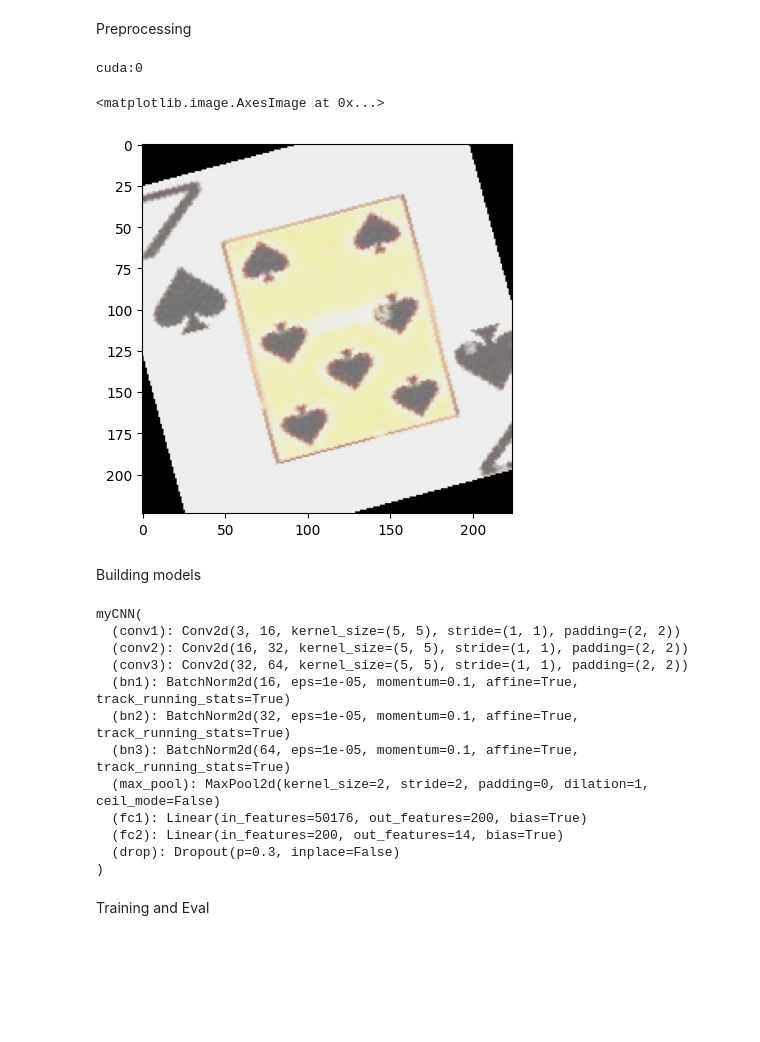
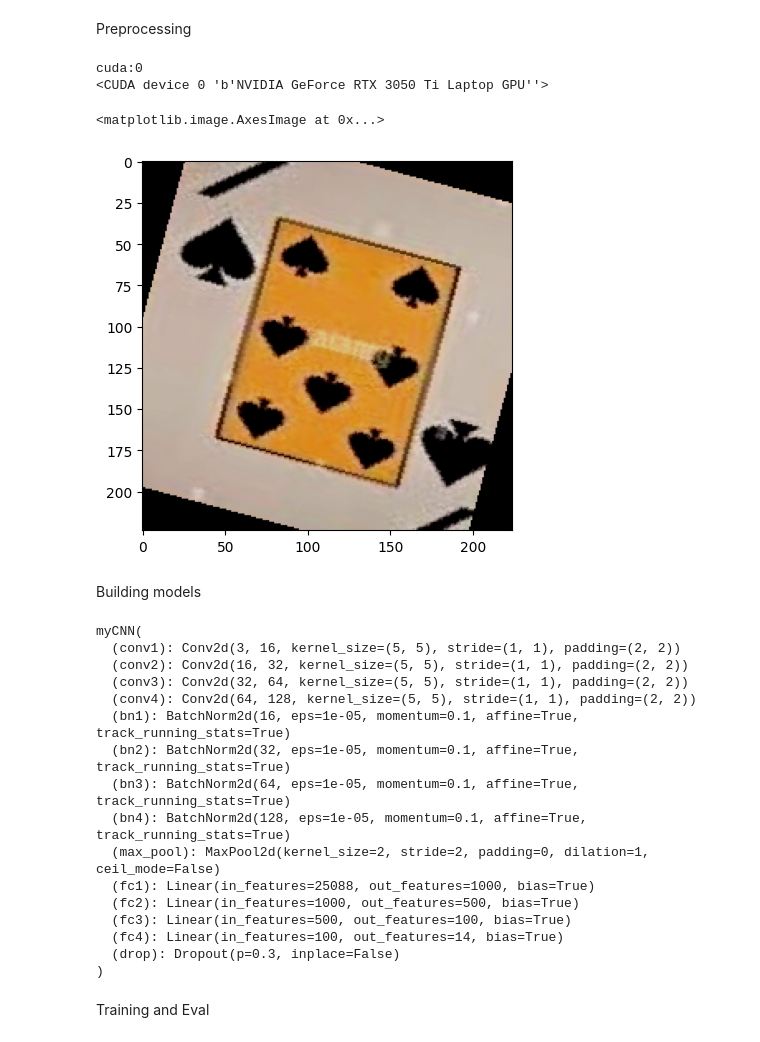
Before and after one commit to francomano/Cards_Classification_Kaggle, a Jupyter notebook: stuff.ipynb, the cells around one changed output. Cells and saved outputs as stored; diff of their text form; code cells hidden in the pictures; blank space fills up the shorter version.

Commit message:
bugs fixed, added metrics and plots. Model from scratch reachs 80% accuracy

```diff
--- a/stuff.ipynb
+++ b/stuff.ipynb
@@ -56,7 +58,7 @@ class RotationTransform(nn.ModuleList):
 rotation_transform = RotationTransform(angles=[-30, -15, 0, 15, 30])
 
 transforms=T.RandomApply(torch.nn.ModuleList([      #augmentation module
-T.ColorJitter(brightness=0.8,contrast=0.8),rotation_transform ]), p=0.3)
+T.ColorJitter(brightness=0.4,contrast=0.4,saturation=0.4),rotation_transform ]), p=0.3)
 
 
 class CustomDataset(Dataset):
@@ -102,35 +104,43 @@ class CustomDataset(Dataset):
         #lbl = row['labels']
         #lbl = self.lbl_to_int[lbl]
 
         lbl = row['card type']
         lbl = self.crt_to_int[lbl]
 
         return img, lbl
 
     def inverse(self, x, y):
         return (
             TF.to_pil_image(x),
             self.to_crt[y]
         )
 
 
 train_set = CustomDataset(df, 'archive', 'train')
 validation_set = CustomDataset(df, 'archive', 'valid')
 test_set = CustomDataset(df, 'archive', 'test' )
 
-BATCH_SIZE = 64
+BATCH_SIZE = 16
 
 train_loader = torch.utils.data.DataLoader(train_set, batch_size=BATCH_SIZE, shuffle=True)
 validation_loader = torch.utils.data.DataLoader(validation_set, batch_size=BATCH_SIZE, shuffle=False)
 test_loader = torch.utils.data.DataLoader(test_set, batch_size=BATCH_SIZE, shuffle=False)
+
+##########GPU USAGE#######################################################
+
 DEVICE = torch.device("cuda:0" if torch.cuda.is_available() else "cpu")
 print(DEVICE)
+device = cuda.get_current_device()
+print(device)
+
+
 
 plt.imshow(TF.to_pil_image(train_set[5300][0]))
 # %% [output]
 cuda:0
+<CUDA device 0 'b'NVIDIA GeForce RTX 3050 Ti Laptop GPU''>
 <matplotlib.image.AxesImage at 0x...>
-[figure, old version]
+[figure, new version]
 # %% [markdown]
 Building models
 # %%
@@ -139,13 +149,17 @@ class myCNN(nn.Module):
         super().__init__()
         self.conv1 = nn.Conv2d(3, 16, 5, padding=2)
         self.conv2 = nn.Conv2d(16, 32, 5, padding=2)
-        self.conv3 = nn.Conv2d(32, 64, 5, padding=2)
+        self.conv3 = nn.Conv2d(32,64,5,padding=2)
+        self.conv4 = nn.Conv2d(64,128,5,padding=2)
         self.bn1 = nn.BatchNorm2d(16)
         self.bn2 = nn.BatchNorm2d(32)
-        self.bn3 = nn.BatchNorm2d(64)
+        self.bn3=nn.BatchNorm2d(64)
+        self.bn4=nn.BatchNorm2d(128)
         self.max_pool = nn.MaxPool2d(2)
-        self.fc1 = nn.Linear(64*28*28, 200)
-        self.fc2 = nn.Linear(200, 14)
+        self.fc1 = nn.Linear(128*14*14, 1000)
+        self.fc2 = nn.Linear(1000,500)
+        self.fc3 = nn.Linear(500,100)
+        self.fc4 = nn.Linear(100,14)
         self.drop = nn.Dropout(0.3)
 
     def forward(self, x):
@@ -155,13 +169,16 @@ class myCNN(nn.Module):
         x = F.relu(self.bn2(self.conv2(x)))
         x=self.max_pool(x)
         x = F.relu(self.bn3(self.conv3(x)))
-        x = self.max_pool(x)
+        x=self.max_pool(x)
+        x = F.relu(self.bn4(self.conv4(x)))
+        x=self.max_pool(x)
         #print(x.shape)
 
-        x = x.reshape((-1, 64*28*28))
+        x = x.reshape((-1, 128*14*14))
         x = self.drop(F.relu(self.fc1(x)))
-
-        return self.fc2(x)
+        x = self.drop(F.relu(self.fc2(x)))
+        x = self.drop(F.relu(self.fc3(x)))
+        return torch.softmax(self.fc4(x),dim=1)
 
 
 net=myCNN()
@@ -171,12 +188,16 @@ myCNN(
   (conv1): Conv2d(3, 16, kernel_size=(5, 5), stride=(1, 1), padding=(2, 2))
   (conv2): Conv2d(16, 32, kernel_size=(5, 5), stride=(1, 1), padding=(2, 2))
   (conv3): Conv2d(32, 64, kernel_size=(5, 5), stride=(1, 1), padding=(2, 2))
+  (conv4): Conv2d(64, 128, kernel_size=(5, 5), stride=(1, 1), padding=(2, 2))
   (bn1): BatchNorm2d(16, eps=1e-05, momentum=0.1, affine=True, track_running_stats=True)
   (bn2): BatchNorm2d(32, eps=1e-05, momentum=0.1, affine=True, track_running_stats=True)
   (bn3): BatchNorm2d(64, eps=1e-05, momentum=0.1, affine=True, track_running_stats=True)
+  (bn4): BatchNorm2d(128, eps=1e-05, momentum=0.1, affine=True, track_running_stats=True)
   (max_pool): MaxPool2d(kernel_size=2, stride=2, padding=0, dilation=1, ceil_mode=False)
-  (fc1): Linear(in_features=50176, out_features=200, bias=True)
-  (fc2): Linear(in_features=200, out_features=14, bias=True)
+  (fc1): Linear(in_features=25088, out_features=1000, bias=True)
+  (fc2): Linear(in_features=1000, out_features=500, bias=True)
+  (fc3): Linear(in_features=500, out_features=100, bias=True)
+  (fc4): Linear(in_features=100, out_features=14, bias=True)
   (drop): Dropout(p=0.3, inplace=False)
 )
 # %%
```
Also changed, not shown: parts of 6 cells of this notebook.
